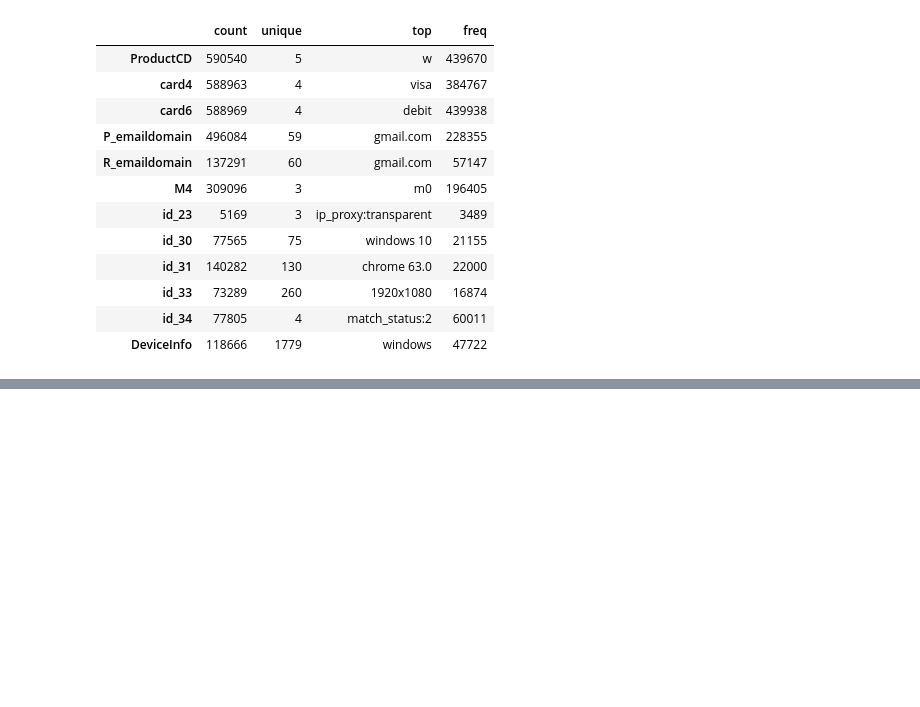
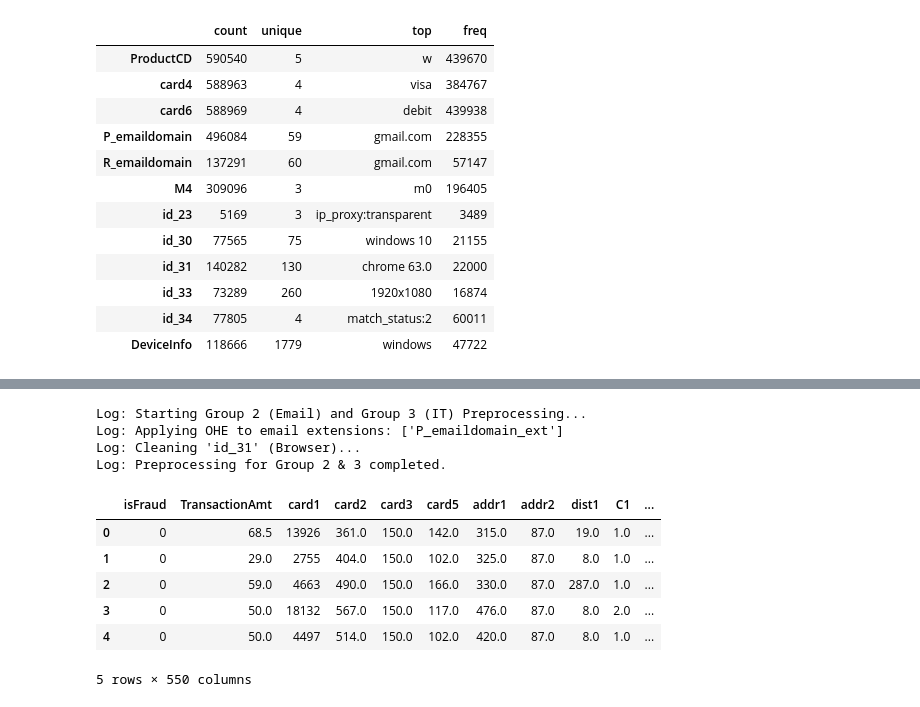
Before and after one commit to baykalfurkan/credit_card_fraud_detection, a Jupyter notebook: notebooks/02_preprocessing_and_feature_engineering.ipynb, the cells around one changed output, grey strips where cells are left out. Cells and saved outputs as stored; diff of their text form; code cells hidden in the pictures; blank space fills up the shorter version.

```diff
--- a/notebooks/02_preprocessing_and_feature_engineering.ipynb
+++ b/notebooks/02_preprocessing_and_feature_engineering.ipynb
@@ -132 +321,67 @@ dt1.head()
+# %%
+import pandas as pd
+
+def clean_and_encode_group2_3(df):
+    """
+    Group 2: Extracts email domains (e.g., .com) and applies One-Hot Encoding.
+    Group 3: Cleans IT features (removes versions) to prepare for Target Encoding.
+    """
+    print("Log: Starting Group 2 (Email) and Group 3 (IT) Preprocessing...")
+    df_clean = df.copy()
+
+    email_cols = ['P_emaildomain', 'R_emaildomain']
+    ext_cols_created = []
+
+    for col in email_cols:
+        if col in df_clean.columns:
+            # Extract the part after the last dot (e.g., 'gmail.com' -> 'com')
+            # If there is no dot (like 'Unknown'), it will just keep the word
+            df_clean[f'{col}_ext'] = df_clean[col].astype(str).str.split('.').str[-1]
+            ext_cols_created.append(f'{col}_ext')
+
+            df_clean = df_clean.drop(columns=[col])
+
+    # Apply One-Hot Encoding to the newly created extension columns
+    if ext_cols_created:
+        print(f"Log: Applying OHE to email extensions: {ext_cols_created}")
+        df_clean = pd.get_dummies(df_clean, columns=ext_cols_created, drop_first=True)
+
+    # id_30 (OS): Extract the base OS (e.g., 'windows 10' -> 'windows')
+    if 'id_30' in df_clean.columns:
+        print("Log: Cleaning 'id_30' (OS)...")
+        df_clean['id_30_base'] = df_clean['id_30'].astype(str).str.split(' ').str[0]
+        df_clean = df_clean.drop(columns=['id_30'])
+
+    # id_31 (Browser): Keep only letters, remove numbers (e.g., 'chrome 63.0' -> 'chrome')
+    if 'id_31' in df_clean.columns:
+        print("Log: Cleaning 'id_31' (Browser)...")
+        df_clean['id_31_base'] = df_clean['id_31'].astype(str).str.replace(r'[^a-zA-Z]', '', regex=True)
+        df_clean = df_clean.drop(columns=['id_31'])
+
+    # DeviceInfo: Extract brand name (e.g., 'samsung sm-g892a' -> 'samsung')
+    if 'DeviceInfo' in df_clean.columns:
+        print("Log: Cleaning 'DeviceInfo' (Brands)...")
+        df_clean['device_brand'] = df_clean['DeviceInfo'].astype(str).str.split(r'[ -]').str[0]
+        df_clean = df_clean.drop(columns=['DeviceInfo'])
+
+    print("Log: Preprocessing for Group 2 & 3 completed.")
+    return df_clean
+
+
+df = clean_and_encode_group2_3(df)
+# %% [output]
+Log: Starting Group 2 (Email) and Group 3 (IT) Preprocessing...
+Log: Applying OHE to email extensions: ['P_emaildomain_ext']
+Log: Cleaning 'id_31' (Browser)...
+Log: Preprocessing for Group 2 & 3 completed.
+# %%
+df.head(5)
+# %% [output]
+|  | isFraud | TransactionAmt | card1 | card2 | card3 | card5 | addr1 | addr2 | dist1 | C1 | ... |
+| 0 | 0 | 68.5 | 13926 | 361.0 | 150.0 | 142.0 | 315.0 | 87.0 | 19.0 | 1.0 | ... |
+| 1 | 0 | 29.0 | 2755 | 404.0 | 150.0 | 102.0 | 325.0 | 87.0 | 8.0 | 1.0 | ... |
+| 2 | 0 | 59.0 | 4663 | 490.0 | 150.0 | 166.0 | 330.0 | 87.0 | 287.0 | 1.0 | ... |
+| 3 | 0 | 50.0 | 18132 | 567.0 | 150.0 | 117.0 | 476.0 | 87.0 | 8.0 | 2.0 | ... |
+| 4 | 0 | 50.0 | 4497 | 514.0 | 150.0 | 102.0 | 420.0 | 87.0 | 8.0 | 1.0 | ... |
+5 rows × 550 columns
 # %%
```
Also changed, not shown: parts of 14 cells of this notebook.
